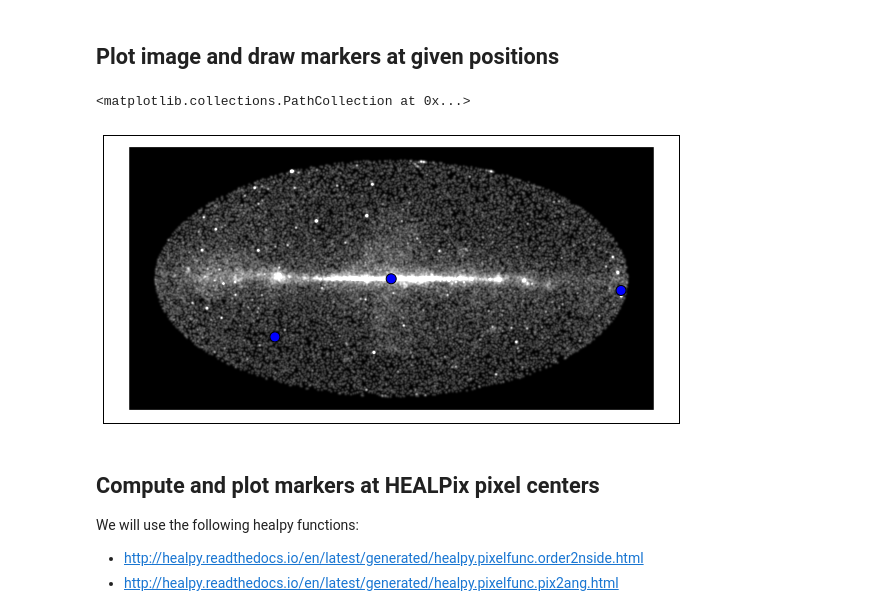
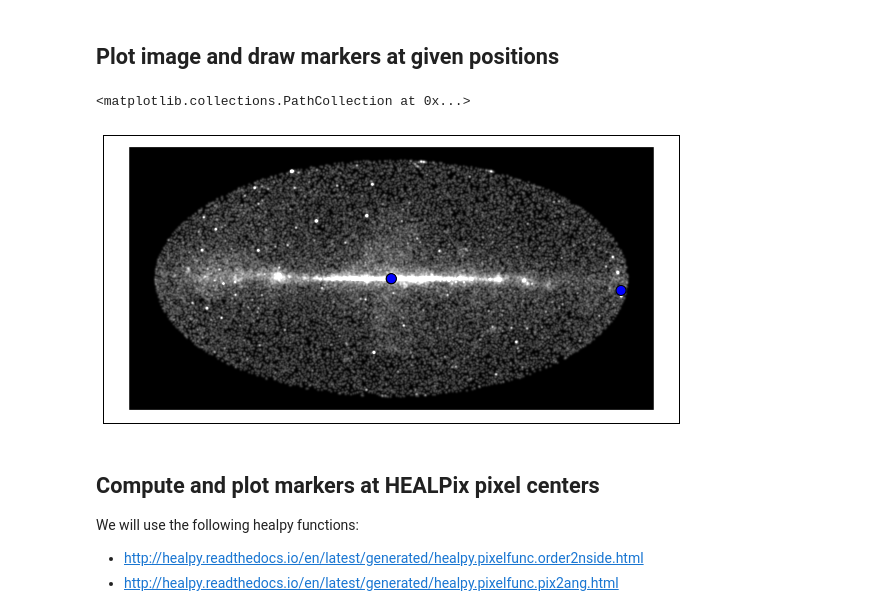
Before and after one commit to adl1995/HIPS-to-Py, a Jupyter notebook: examples/draw-healpix-stuff.ipynb, the cells around one changed output. Saved outputs shown, nothing was run; the diff lists cells and outputs as text; code cells hidden in the pictures.

```diff
--- a/examples/draw-healpix-stuff.ipynb
+++ b/examples/draw-healpix-stuff.ipynb
@@ -24,25 +37,25 @@ data = np.sqrt(gaussian_filter(hdu_list[0].data.astype('float'), 5))
 # %%
 fig = plt.figure(figsize=(8, 6))
 ax = WCSAxes(fig, [1, 1, 1, 1], wcs=wcs)
 fig.add_axes(ax)
 plt.imshow(data, cmap='gray', vmax=0.4, origin='lower')
 
 # Plot marker for Crab Nebula in RADEC coordinates
 c = SkyCoord(083.63308, +22.01450, frame='icrs', unit='deg')
 plt.scatter(c.data.lon.deg, c.data.lat.deg, s=100, transform=ax.get_transform('icrs'))
 
 # Plot marker for Galactic center in GALACTIC coordinates
 c = SkyCoord(0, 0, frame='galactic', unit='deg')
 plt.scatter(c.data.lon.deg, c.data.lat.deg, s=100, transform=ax.get_transform('galactic'))
 
 # Of course, we can also draw markers at given pixel positions
-plt.scatter(1000, 500, s=100)
+plt.scatter(1800.5, 900.5, s=100)
 
 # We could use the `wcs` object to transform pixel to Galactic sky coordinates
 # or the other way back.
 # %% [output]
 <matplotlib.collections.PathCollection at 0x...>
-[figure, old version]
+[figure, new version]
 # %% [markdown]
 ## Compute and plot markers at HEALPix pixel centers
 
```
Also changed, not shown: parts of 5 cells of this notebook.
